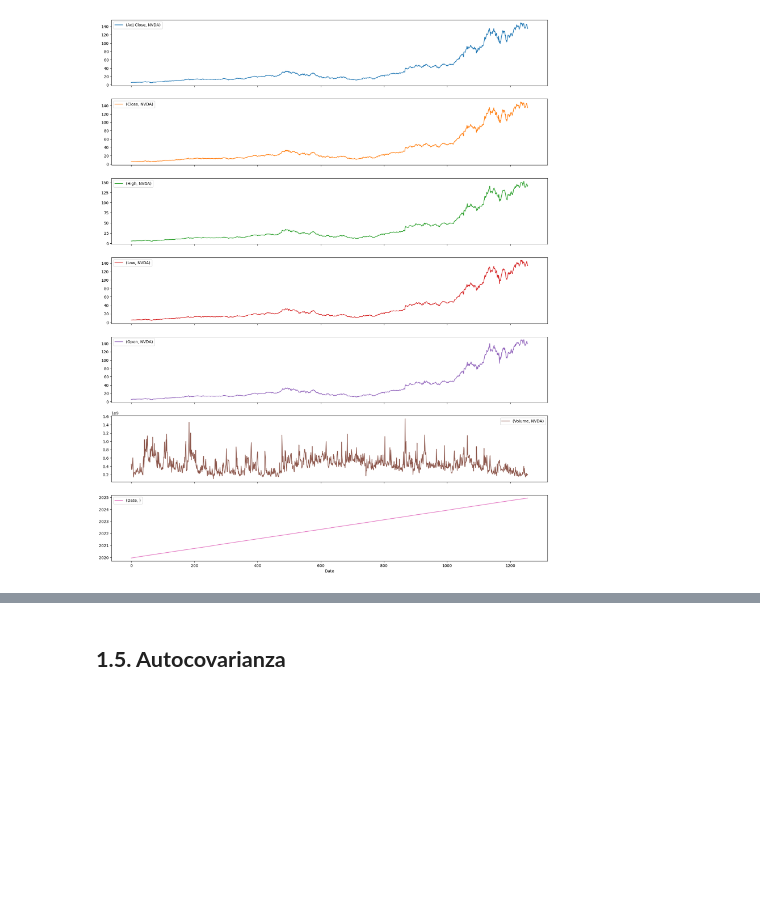
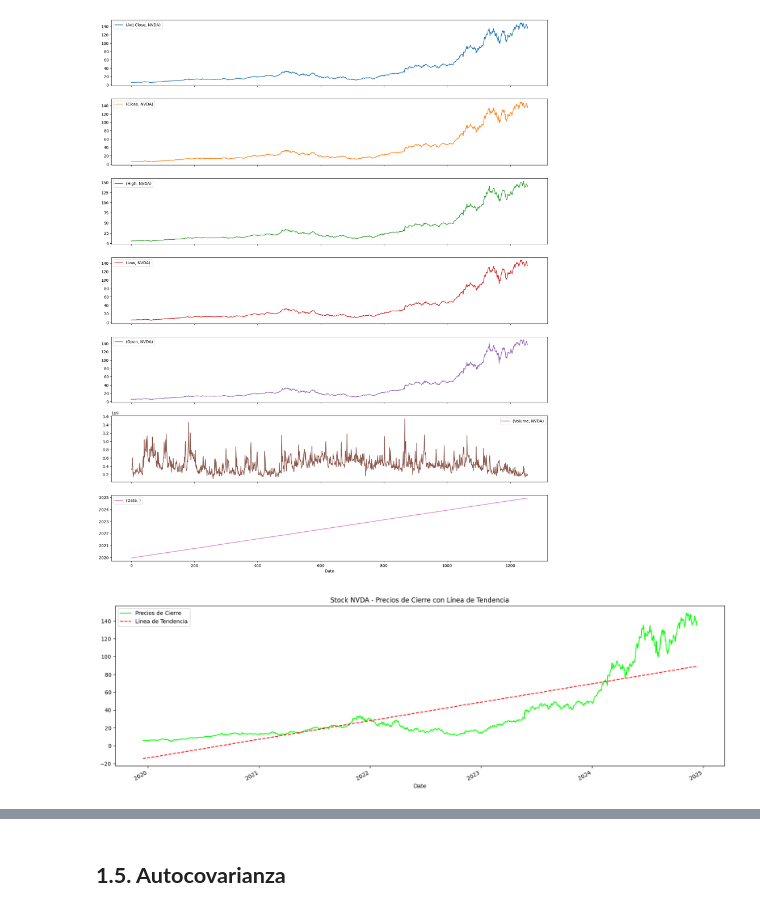
Before and after one commit to gonzakayunawel/series_de_tiempo, a Jupyter notebook: EV1/EV_1_Gonzalo_Cayunao_Erices.ipynb, the cells around one changed output, grey strips where cells are left out. Cells and saved outputs as stored; diff of their text form; code cells hidden in the pictures; blank space fills up the shorter version.

```diff
--- a/EV1/EV_1_Gonzalo_Cayunao_Erices.ipynb
+++ b/EV1/EV_1_Gonzalo_Cayunao_Erices.ipynb
@@ -275,4 +267,13 @@ plt.xlabel('Date')
 plt.show()
 # %% [output]
 [figure]
+# %%
+stock_data[("Close", "NVDA")].plot(title=f"Stock {ticker} - Precios de Cierre con Línea de Tendencia", figsize=(20, 6), color="lime")
+z = np.polyfit(range(len(stock_data.index)), stock_data[("Close", "NVDA")], 1)
+p = np.poly1d(z)
+plt.plot(stock_data.index, p(range(len(stock_data.index))), "r--")
+plt.legend(["Precios de Cierre", "Línea de Tendencia"], loc="upper left")
+plt.show()
+# %% [output]
+[figure, added]
 # %% [markdown]
```
Also changed, not shown: parts of 25 cells of this notebook.
